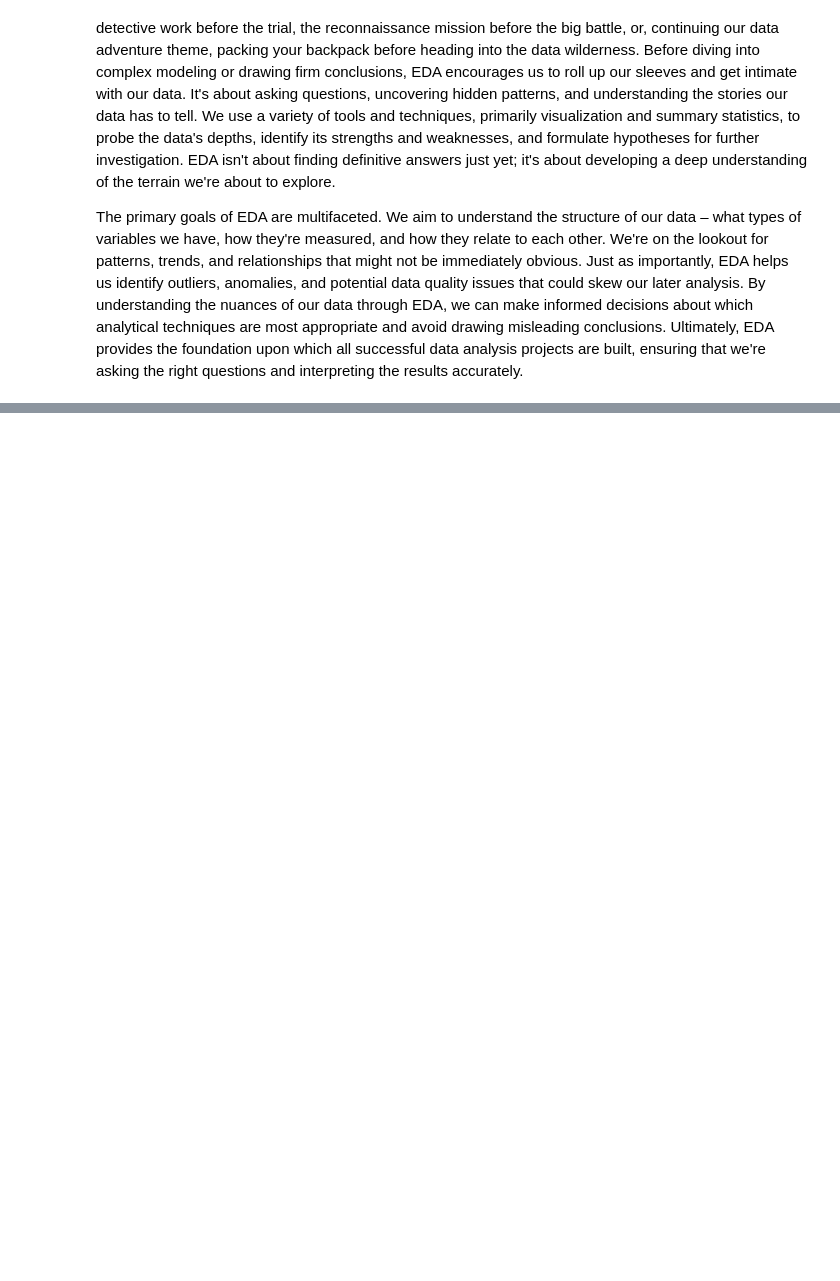
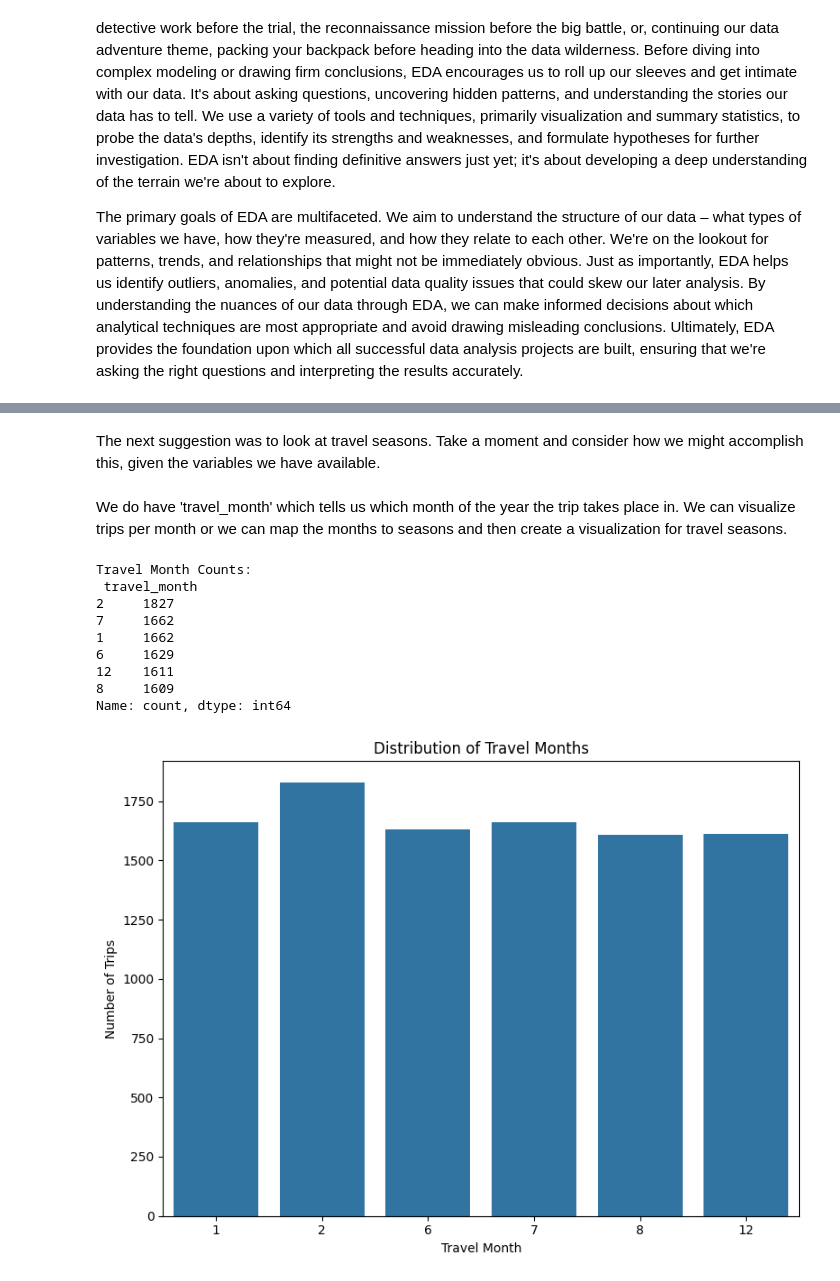
Before and after one commit to ucll-daml/book, a Jupyter notebook: docs/_sources/chapter_3/chapter3.ipynb, the cells around one changed output, grey strips where cells are left out. Cells and saved outputs as stored; diff of their text form; code cells hidden in the pictures; blank space fills up the shorter version.

```diff
--- a/docs/_sources/chapter_3/chapter3.ipynb
+++ b/docs/_sources/chapter_3/chapter3.ipynb
@@ -8,0 +109,28 @@ The primary goals of EDA are multifaceted. We aim to understand the structure of
+# %% [markdown]
+The next suggestion was to look at travel seasons. Take a moment and consider how we might accomplish this, given the variables we have available.
+# %% [markdown]
+We do have 'travel_month' which tells us which month of the year the trip takes place in. We can visualize trips per month or we can map the months to seasons and then create a visualization for travel seasons.
+# %%
+# Analyzing 'travel_month'
+month_counts = travel_data['travel_month'].value_counts()
+print("Travel Month Counts:\n", month_counts)
+
+# Bar chart of travel seasons
+plt.figure(figsize=(8, 6))
+sns.countplot(x='travel_month', data=travel_data)
+plt.title('Distribution of Travel Months')
+plt.xlabel('Travel Month')
+plt.ylabel('Number of Trips')
+plt.tight_layout()
+plt.show()
+# %% [output]
+Travel Month Counts:
+ travel_month
+2     1827
+7     1662
+1     1662
+6     1629
+12    1611
+8     1609
+Name: count, dtype: int64
+[figure, added]
```
Also changed, not shown: parts of 41 cells of this notebook, 25 other files.
